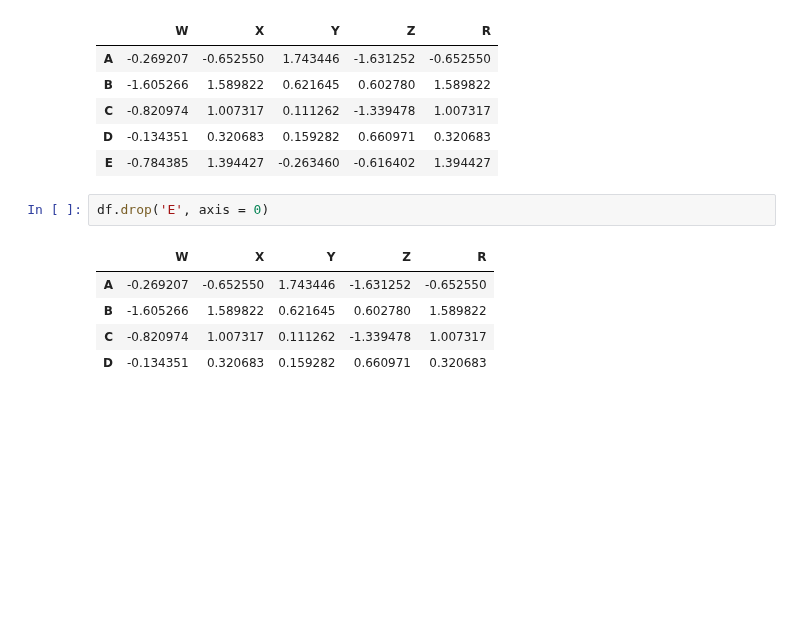
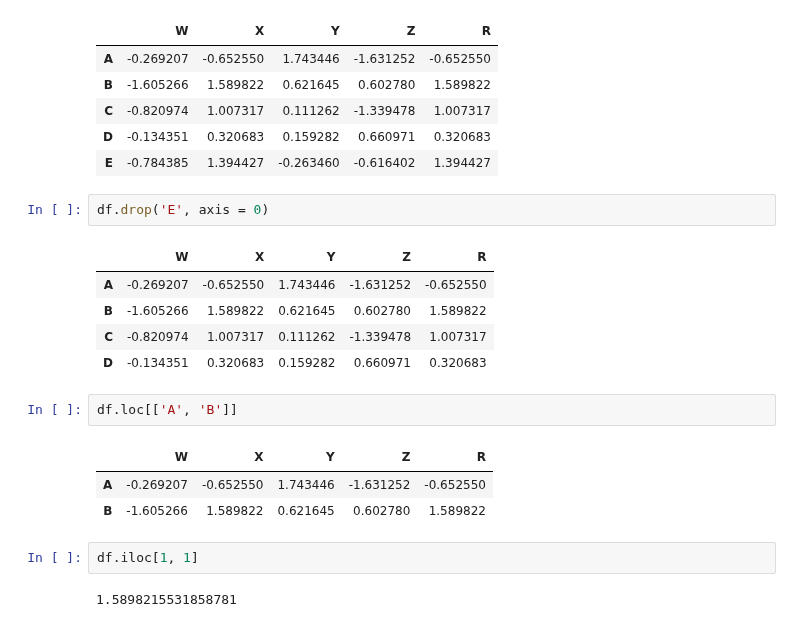
Before and after one commit to Rodrigo-Perico/DataScience, a Jupyter notebook: pandas.ipynb, the cells around one changed output. Cells and saved outputs as stored; diff of their text form; blank space fills up the shorter version.

```diff
--- a/pandas.ipynb
+++ b/pandas.ipynb
@@ -166,3 +166,13 @@ df.drop('E', axis = 0)
 | B | -1.605266 | 1.589822 | 0.621645 | 0.602780 | 1.589822 |
 | C | -0.820974 | 1.007317 | 0.111262 | -1.339478 | 1.007317 |
 | D | -0.134351 | 0.320683 | 0.159282 | 0.660971 | 0.320683 |
+# %%
+df.loc[['A', 'B']]
+# %% [output]
+|  | W | X | Y | Z | R |
+| A | -0.269207 | -0.652550 | 1.743446 | -1.631252 | -0.652550 |
+| B | -1.605266 | 1.589822 | 0.621645 | 0.602780 | 1.589822 |
+# %%
+df.iloc[1, 1]
+# %% [output]
+1.5898215531858781
```
